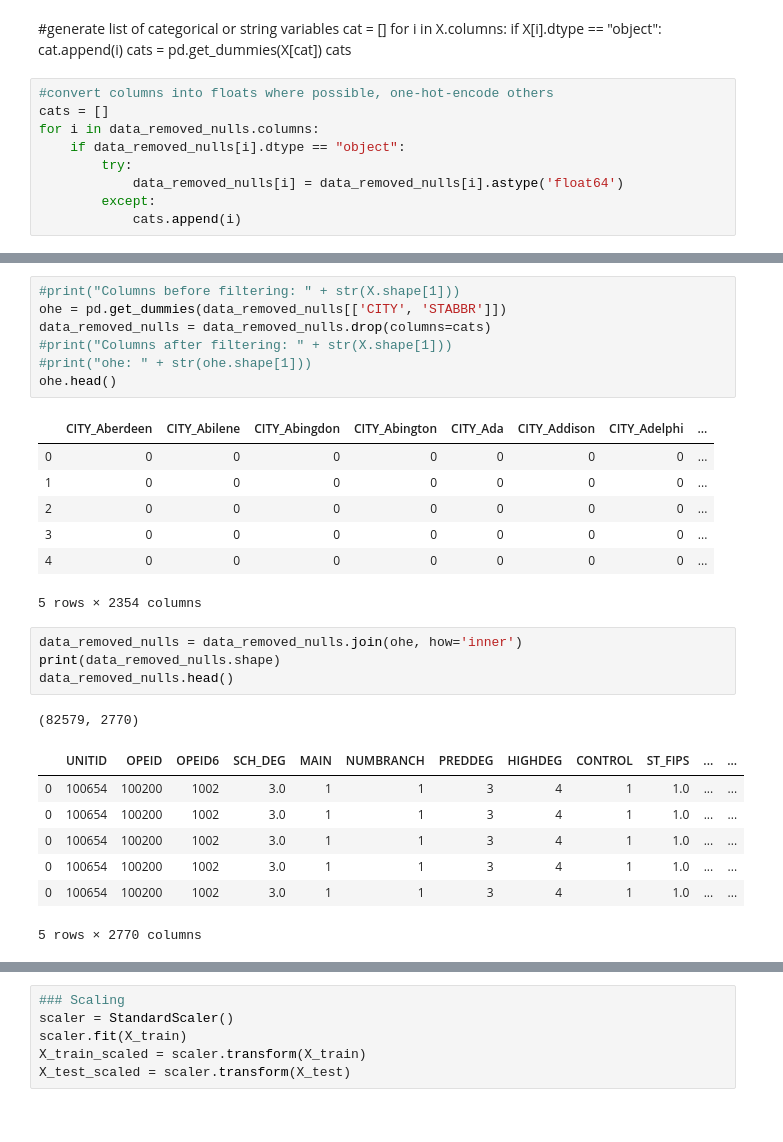
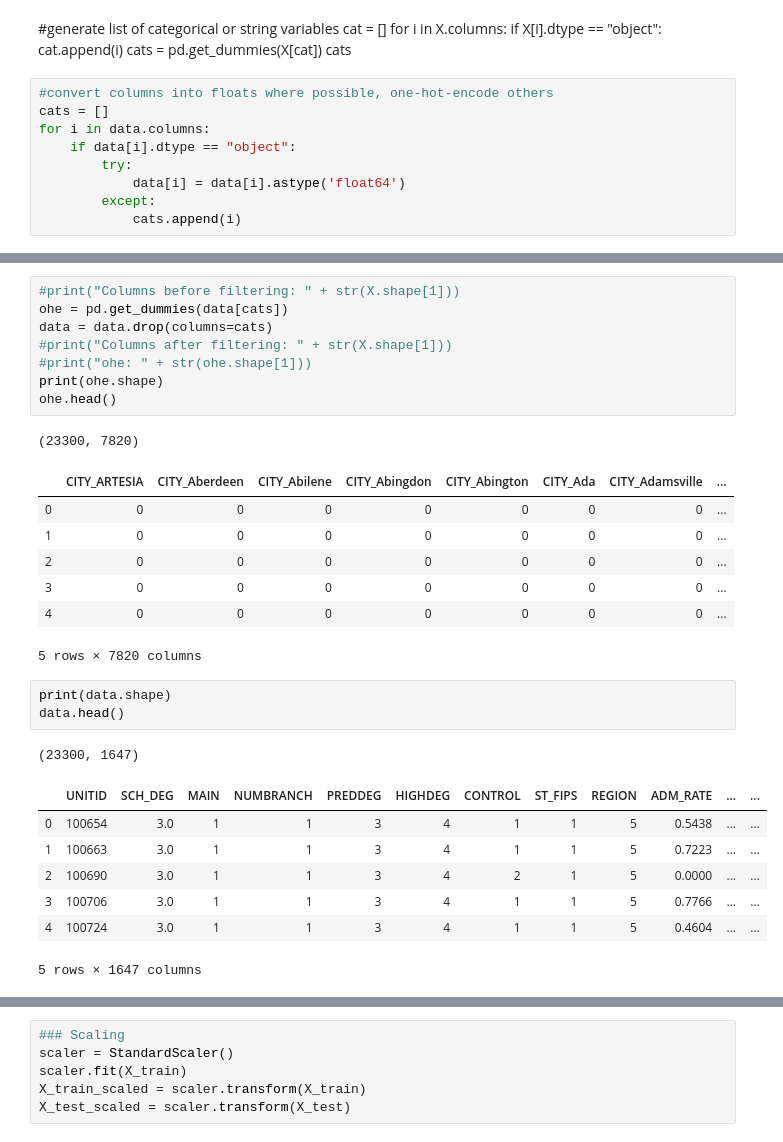
Before and after one commit to mattdintino/DS-5220-Project, a Jupyter notebook: initial_tests.ipynb, the cells around one changed output, grey strips where cells are left out. Saved outputs shown, nothing was run; the diff lists cells and outputs as text.

```diff
--- a/initial_tests.ipynb
+++ b/initial_tests.ipynb
@@ -128,10 +209,10 @@ cats
 # %%
 #convert columns into floats where possible, one-hot-encode others
 cats = []
-for i in data_removed_nulls.columns:
-    if data_removed_nulls[i].dtype == "object":
+for i in data.columns:
+    if data[i].dtype == "object":
         try:
-            data_removed_nulls[i] = data_removed_nulls[i].astype('float64')
+            data[i] = data[i].astype('float64')
         except:
             cats.append(i)
 # %%
@@ -157,28 +232,29 @@ cats
 # %%
 #print("Columns before filtering: " + str(X.shape[1]))
-ohe = pd.get_dummies(data_removed_nulls[['CITY', 'STABBR']])
-data_removed_nulls = data_removed_nulls.drop(columns=cats)
+ohe = pd.get_dummies(data[cats])
+data = data.drop(columns=cats)
 #print("Columns after filtering: " + str(X.shape[1]))
 #print("ohe: " + str(ohe.shape[1]))
+print(ohe.shape)
 ohe.head()
 # %% [output]
+(23300, 7820)
-|  | CITY_Aberdeen | CITY_Abilene | CITY_Abingdon | CITY_Abington | CITY_Ada | CITY_Addison | CITY_Adelphi | ... |
+|  | CITY_ARTESIA | CITY_Aberdeen | CITY_Abilene | CITY_Abingdon | CITY_Abington | CITY_Ada | CITY_Adamsville | ... |
 | 0 | 0 | 0 | 0 | 0 | 0 | 0 | 0 | ... |
 | 1 | 0 | 0 | 0 | 0 | 0 | 0 | 0 | ... |
 | 2 | 0 | 0 | 0 | 0 | 0 | 0 | 0 | ... |
 | 3 | 0 | 0 | 0 | 0 | 0 | 0 | 0 | ... |
 | 4 | 0 | 0 | 0 | 0 | 0 | 0 | 0 | ... |
-5 rows × 2354 columns
+5 rows × 7820 columns
-# %%
-data_removed_nulls = data_removed_nulls.join(ohe, how='inner')
-print(data_removed_nulls.shape)
-data_removed_nulls.head()
-# %% [output]
-(82579, 2770)
-|  | UNITID | OPEID | OPEID6 | SCH_DEG | MAIN | NUMBRANCH | PREDDEG | HIGHDEG | CONTROL | ST_FIPS | ... | ... |
-| 0 | 100654 | 100200 | 1002 | 3.0 | 1 | 1 | 3 | 4 | 1 | 1.0 | ... | ... |
-| 0 | 100654 | 100200 | 1002 | 3.0 | 1 | 1 | 3 | 4 | 1 | 1.0 | ... | ... |
-| 0 | 100654 | 100200 | 1002 | 3.0 | 1 | 1 | 3 | 4 | 1 | 1.0 | ... | ... |
-| 0 | 100654 | 100200 | 1002 | 3.0 | 1 | 1 | 3 | 4 | 1 | 1.0 | ... | ... |
-| 0 | 100654 | 100200 | 1002 | 3.0 | 1 | 1 | 3 | 4 | 1 | 1.0 | ... | ... |
-5 rows × 2770 columns
+# %%
+print(data.shape)
+data.head()
+# %% [output]
+(23300, 1647)
+|  | UNITID | SCH_DEG | MAIN | NUMBRANCH | PREDDEG | HIGHDEG | CONTROL | ST_FIPS | REGION | ADM_RATE | ... | ... |
+| 0 | 100654 | 3.0 | 1 | 1 | 3 | 4 | 1 | 1 | 5 | 0.5438 | ... | ... |
+| 1 | 100663 | 3.0 | 1 | 1 | 3 | 4 | 1 | 1 | 5 | 0.7223 | ... | ... |
+| 2 | 100690 | 3.0 | 1 | 1 | 3 | 4 | 2 | 1 | 5 | 0.0000 | ... | ... |
+| 3 | 100706 | 3.0 | 1 | 1 | 3 | 4 | 1 | 1 | 5 | 0.7766 | ... | ... |
+| 4 | 100724 | 3.0 | 1 | 1 | 3 | 4 | 1 | 1 | 5 | 0.4604 | ... | ... |
+5 rows × 1647 columns
```
Also changed, not shown: parts of 22 cells of this notebook.
